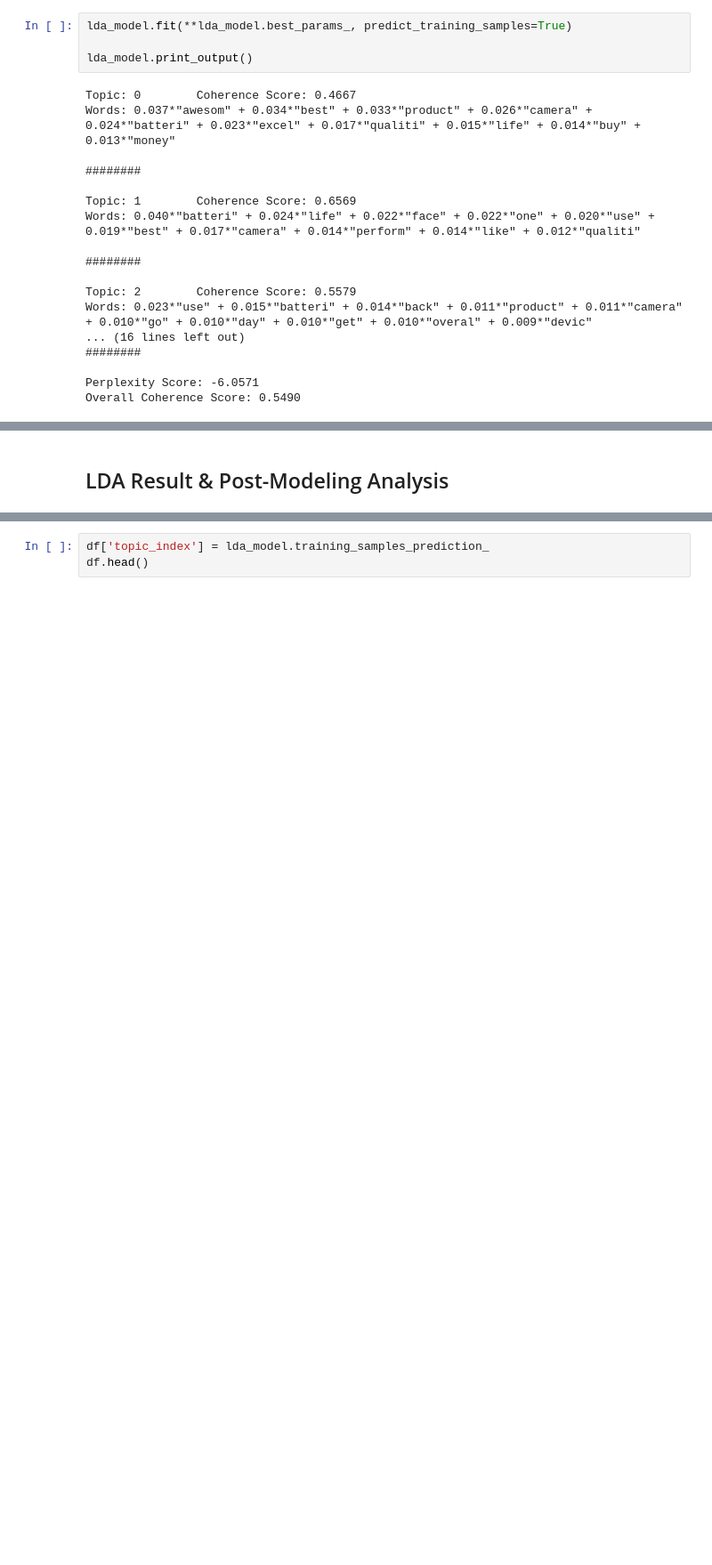
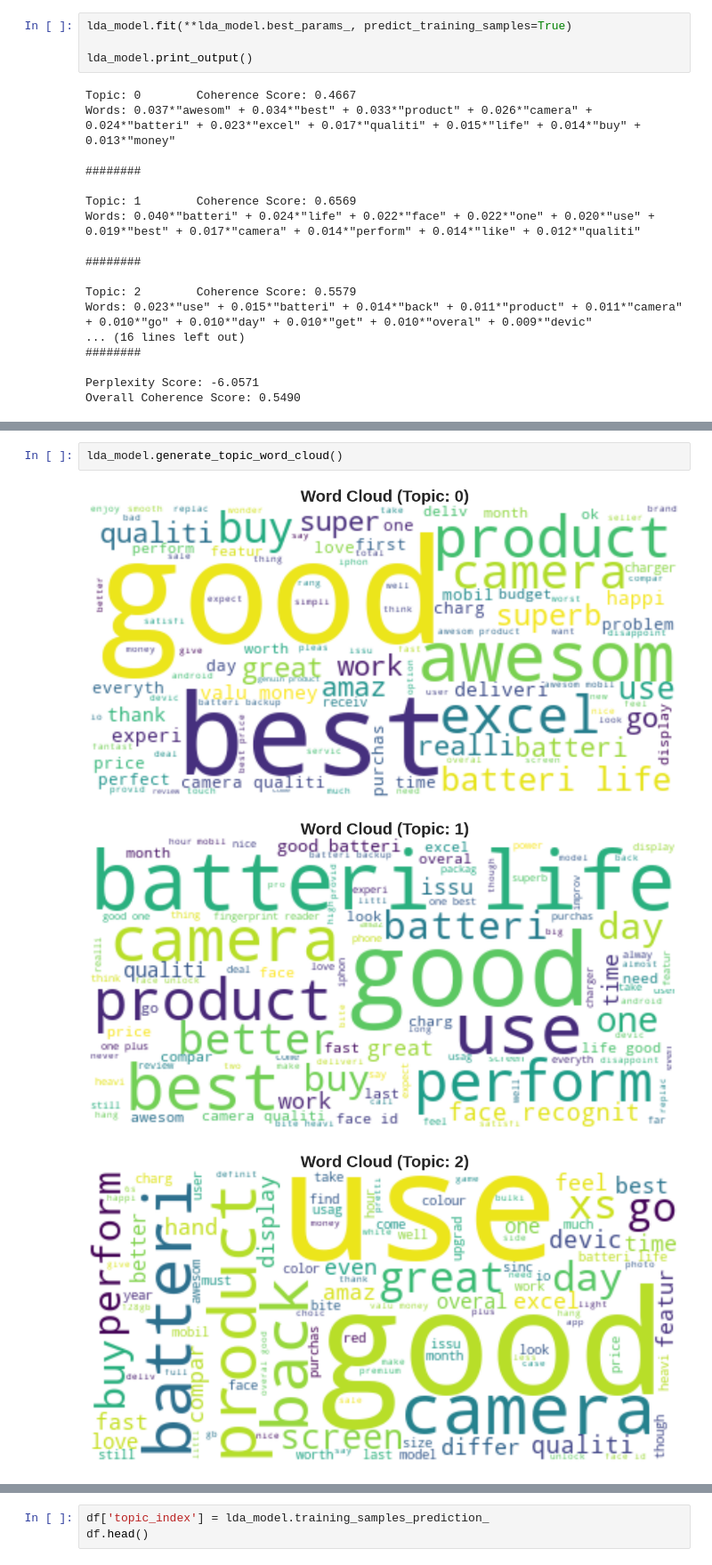
Before and after one commit to gstdl/Amazon-IPhone-XR-Product-Review-Topic-Modeling, a Jupyter notebook: jupyter_notebooks/3. Topic Modeling (LDA).ipynb, the cells around one changed output, grey strips where cells are left out. Shown at 89% size. Cells and saved outputs as stored; diff of their text form; blank space fills up the shorter version.

```diff
--- a/jupyter_notebooks/3. Topic Modeling (LDA).ipynb
+++ b/jupyter_notebooks/3. Topic Modeling (LDA).ipynb
@@ -226,5 +185,9 @@ Overall Coherence Score: 0.5490
 lda_model.visualize_topics_
 # %% [output]
 [interactive output not drawn]
-# %% [markdown]
-## LDA Result & Post-Modeling Analysis
+# %%
+lda_model.generate_topic_word_cloud()
+# %% [output]
+[figure, added]
+[figure, added]
+[figure, added]
```
Also changed, not shown: parts of 12 cells of this notebook, 7 other files.
